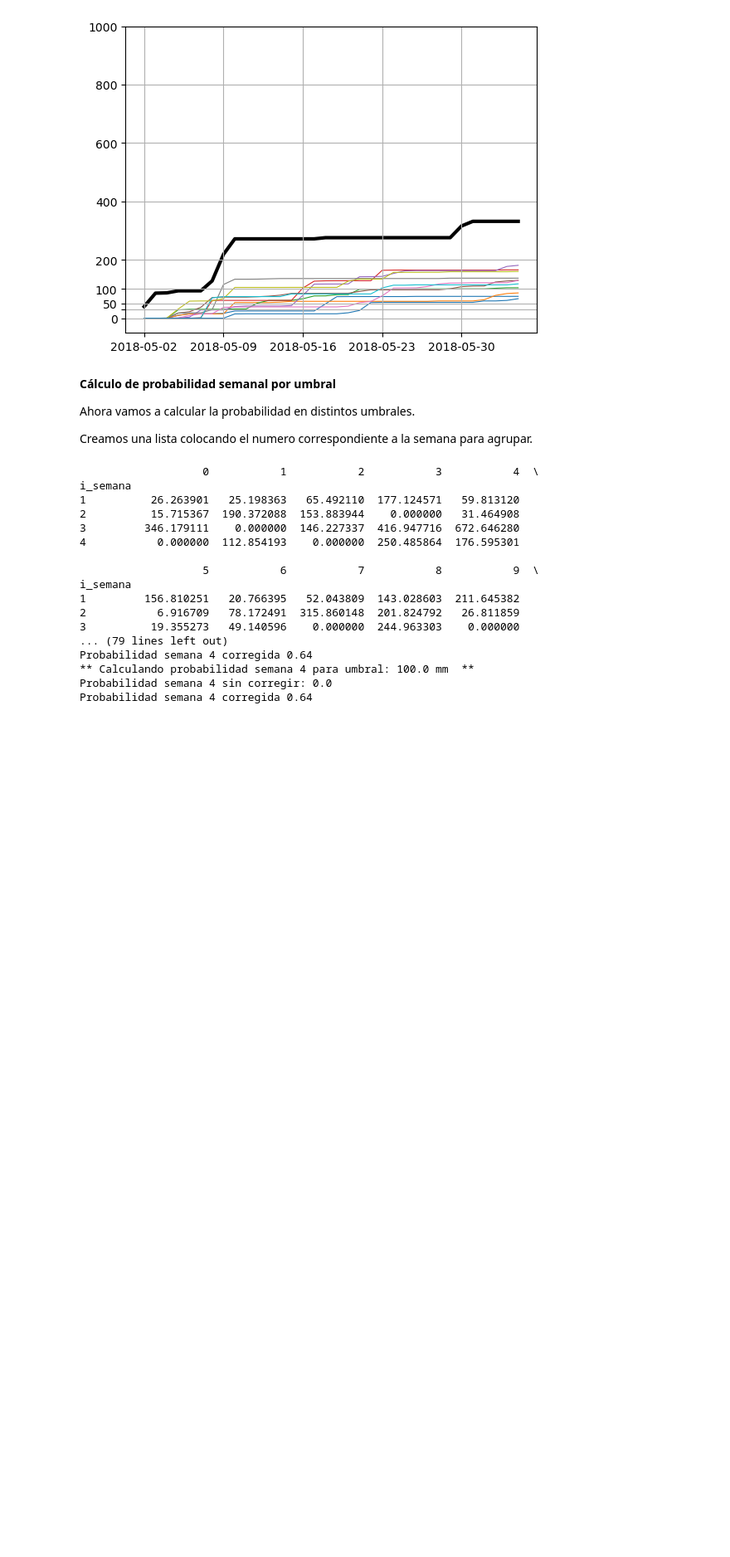
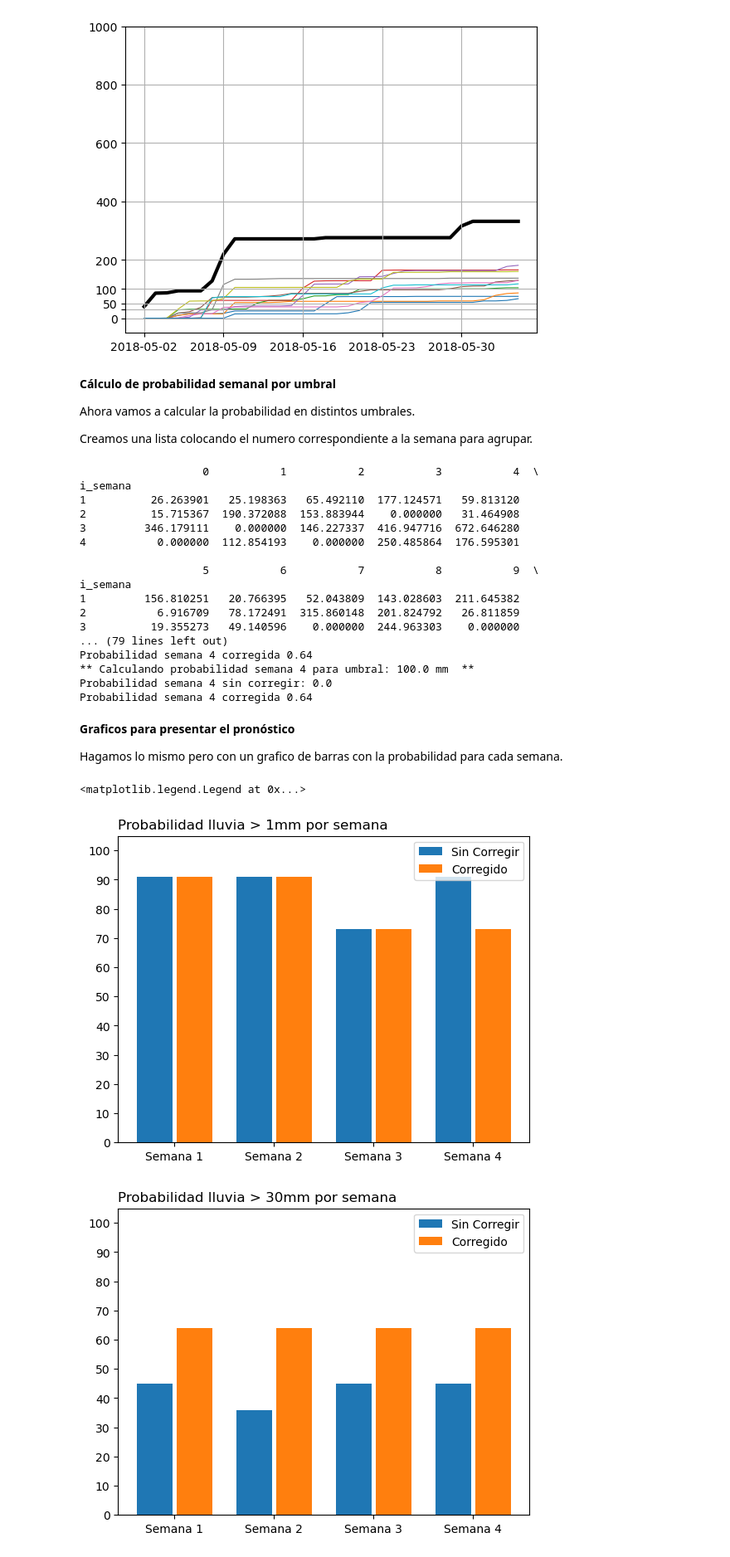
Before and after one commit to CRC-SAS/documentation_crc_sas, a Jupyter notebook: source/SISSA_database/tutoriales_python/Tutorial_pronostico_semana2.ipynb, the cells around one changed output. Shown: that part at 83% size. Drawn from its saved outputs; the diff is of its cells as text; code cells hidden in the pictures; blank space fills up the shorter version.

```diff
--- a/source/SISSA_database/tutoriales_python/Tutorial_pronostico_semana2.ipynb
+++ b/source/SISSA_database/tutoriales_python/Tutorial_pronostico_semana2.ipynb
@@ -257,3 +257,80 @@ Probabilidad semana 4 corregida 0.64
 ** Calculando probabilidad semana 4 para umbral: 100.0 mm  **
 Probabilidad semana 4 sin corregir: 0.0
 Probabilidad semana 4 corregida 0.64
+# %% [markdown]
+**Graficos para presentar el pronóstico**
+
+Hagamos lo mismo pero con un grafico de barras con la probabilidad para cada semana.
+# %%
+p_sincorr = np.empty((4,len(umbrales)))
+p_sincorr[:] = np.nan
+p_corr = np.empty((4,len(umbrales)))
+p_corr[:] = np.nan
+
+for semana in np.arange(0,4):
+    for i, umbral in enumerate(umbrales):
+        c0 = acc_sem[acc_sem > umbral].count(axis=1)/11
+        c1 = acc_sem_sincorr[acc_sem_sincorr > umbral].count(axis=1)/11
+        p_corr[i, semana] = np.round(c0.to_numpy()[semana],2)
+        p_sincorr[i, semana] = np.round(c1.to_numpy()[semana],2)
+
+
+#### Figura para el primer umbral
+x1 = np.array([-0.2, 0.8, 1.8, 2.8])
+x2 = x1+0.4
+
+fig, ax0 = plt.subplots()
+
+ax0.bar(x1, p_sincorr[0,:]*100, width=0.36, zorder=0, label='Sin Corregir')
+ax0.bar(x2, p_corr[0,:]*100, width=0.36, zorder=0, label='Corregido')
+ax0.set_xticks(np.arange(0,4))
+ax0.set_xticklabels(['Semana 1', 'Semana 2', 'Semana 3', 'Semana 4'])
+ax0.set_ylim([0,105])
+ax0.set_yticks(np.arange(0,110,10))
+ax0.set_title('Probabilidad lluvia > 1mm por semana', loc='left')
+ax0.legend()
+
+
+#### Figura para el segundo umbral
+
+fig, ax0 = plt.subplots()
+
+ax0.bar(x1, p_sincorr[1,:]*100, width=0.36, zorder=0, label='Sin Corregir')
+ax0.bar(x2, p_corr[1,:]*100, width=0.36, zorder=0, label='Corregido')
+ax0.set_xticks(np.arange(0,4))
+ax0.set_xticklabels(['Semana 1', 'Semana 2', 'Semana 3', 'Semana 4'])
+ax0.set_ylim([0,105])
+ax0.set_yticks(np.arange(0,110,10))
+ax0.set_title('Probabilidad lluvia > 30mm por semana', loc='left')
+ax0.legend()
+
+#### Figura para el segundo umbral
+
+fig, ax0 = plt.subplots()
+
+ax0.bar(x1, p_sincorr[2,:]*100, width=0.36, zorder=0, label='Sin Corregir')
+ax0.bar(x2, p_corr[2,:]*100, width=0.36, zorder=0, label='Corregido')
+ax0.set_xticks(np.arange(0,4))
+ax0.set_xticklabels(['Semana 1', 'Semana 2', 'Semana 3', 'Semana 4'])
+ax0.set_ylim([0,105])
+ax0.set_yticks(np.arange(0,110,10))
+ax0.set_title('Probabilidad lluvia > 50mm por semana', loc='left')
+ax0.legend()
+
+
+#### Figura para el segundo umbral
+
+fig, ax0 = plt.subplots()
+
+ax0.bar(x1, p_sincorr[3,:]*100, width=0.36, zorder=0, label='Sin Corregir')
+ax0.bar(x2, p_corr[3,:]*100, width=0.36, zorder=0, label='Corregido')
+ax0.set_xticks(np.arange(0,4))
+ax0.set_xticklabels(['Semana 1', 'Semana 2', 'Semana 3', 'Semana 4'])
+ax0.set_ylim([0,105])
+ax0.set_yticks(np.arange(0,110,10))
+ax0.set_title('Probabilidad lluvia > 100mm por semana', loc='left')
+ax0.legend()
+# %% [output]
+<matplotlib.legend.Legend at 0x...>
+[figure, added]
+[figure, added]
```
Also changed, not shown: parts of 2 cells of this notebook, 8 other files.
